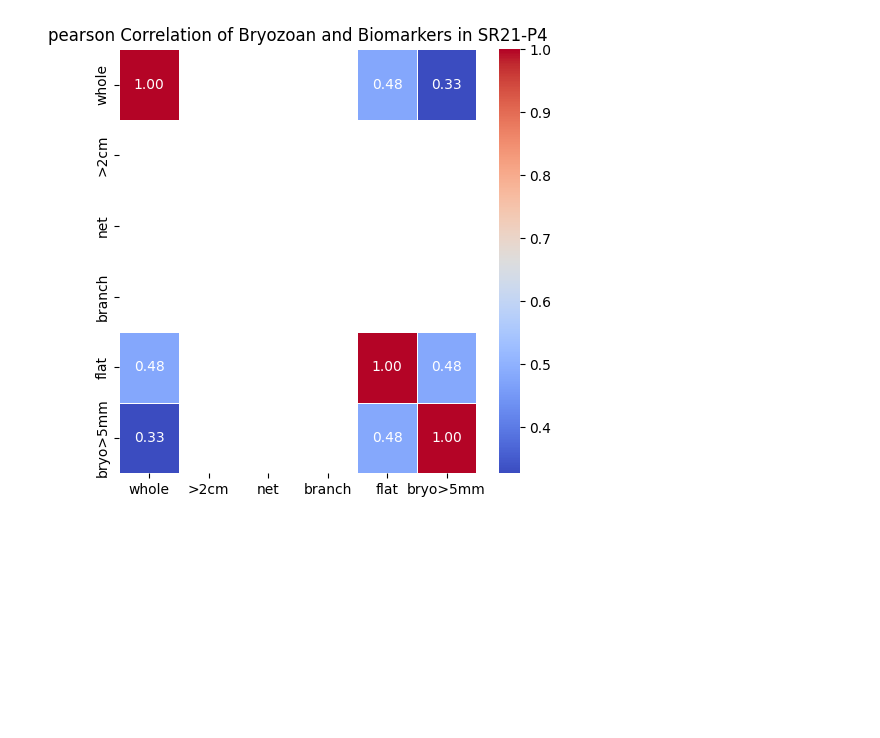
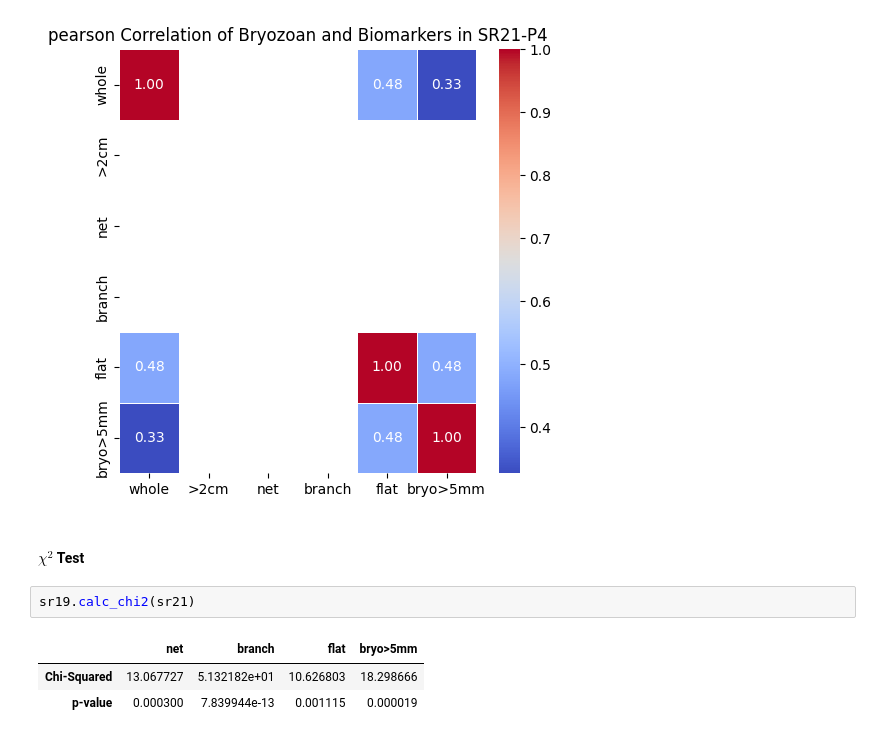
Before and after one commit to jvseds/SedLab, a Jupyter notebook: bryozoa.ipynb, the cells around one changed output. Cells and saved outputs as stored; diff of their text form; blank space fills up the shorter version.

```diff
--- a/bryozoa.ipynb
+++ b/bryozoa.ipynb
@@ -41,3 +41,11 @@ sr21_corr_spearman = sr21.plot_corr_matrix(core_name="SR21-P4")
 sr21_corr_pearson = sr21.plot_corr_matrix(core_name="SR21-P4", method="pearson")
 # %% [output]
 [figure]
+# %% [markdown]
+#### $\chi^{2}$ Test
+# %%
+sr19.calc_chi2(sr21)
+# %% [output]
+|  | net | branch | flat | bryo>5mm |
+| Chi-Squared | 13.067727 | 5.132182e+01 | 10.626803 | 18.298666 |
+| p-value | 0.000300 | 7.839944e-13 | 0.001115 | 0.000019 |
```
